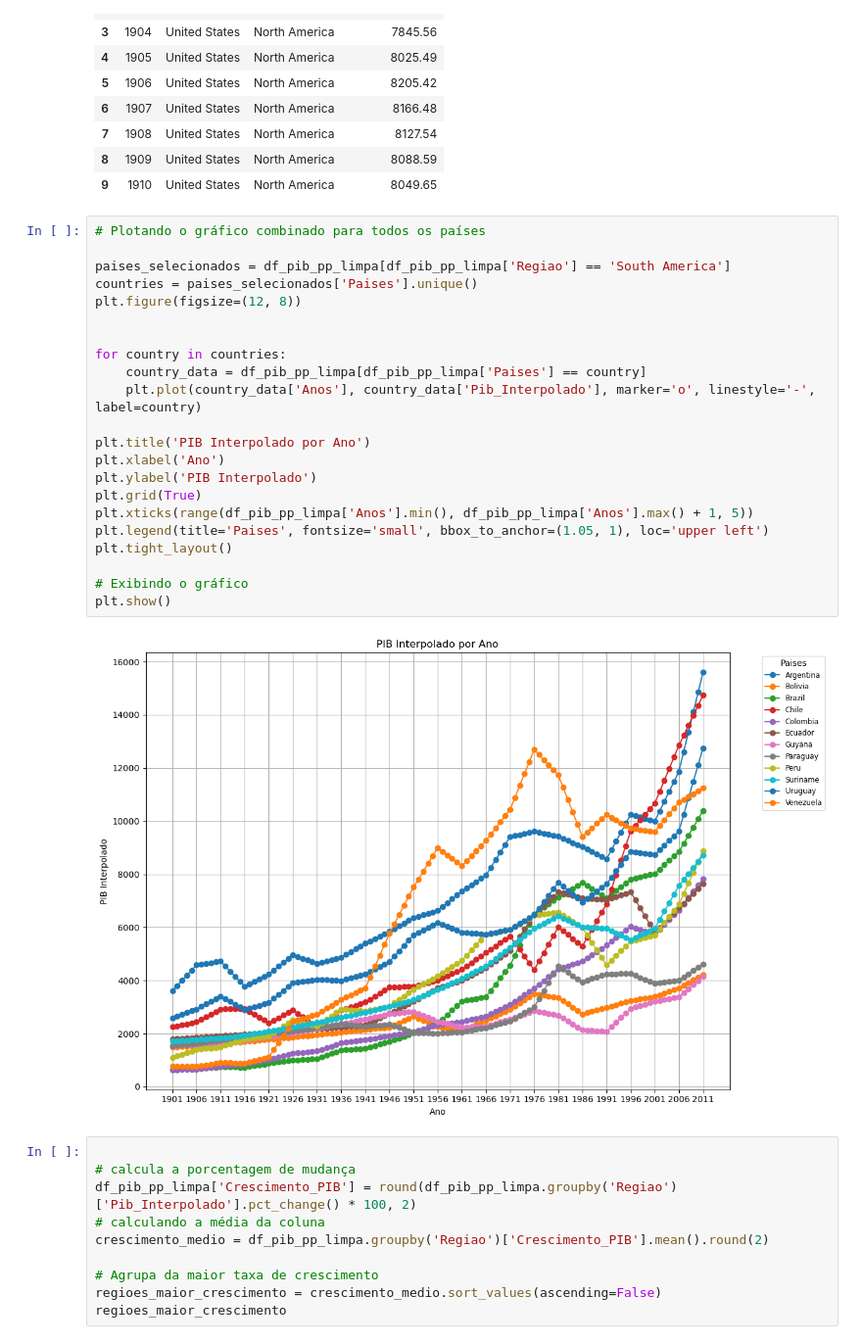
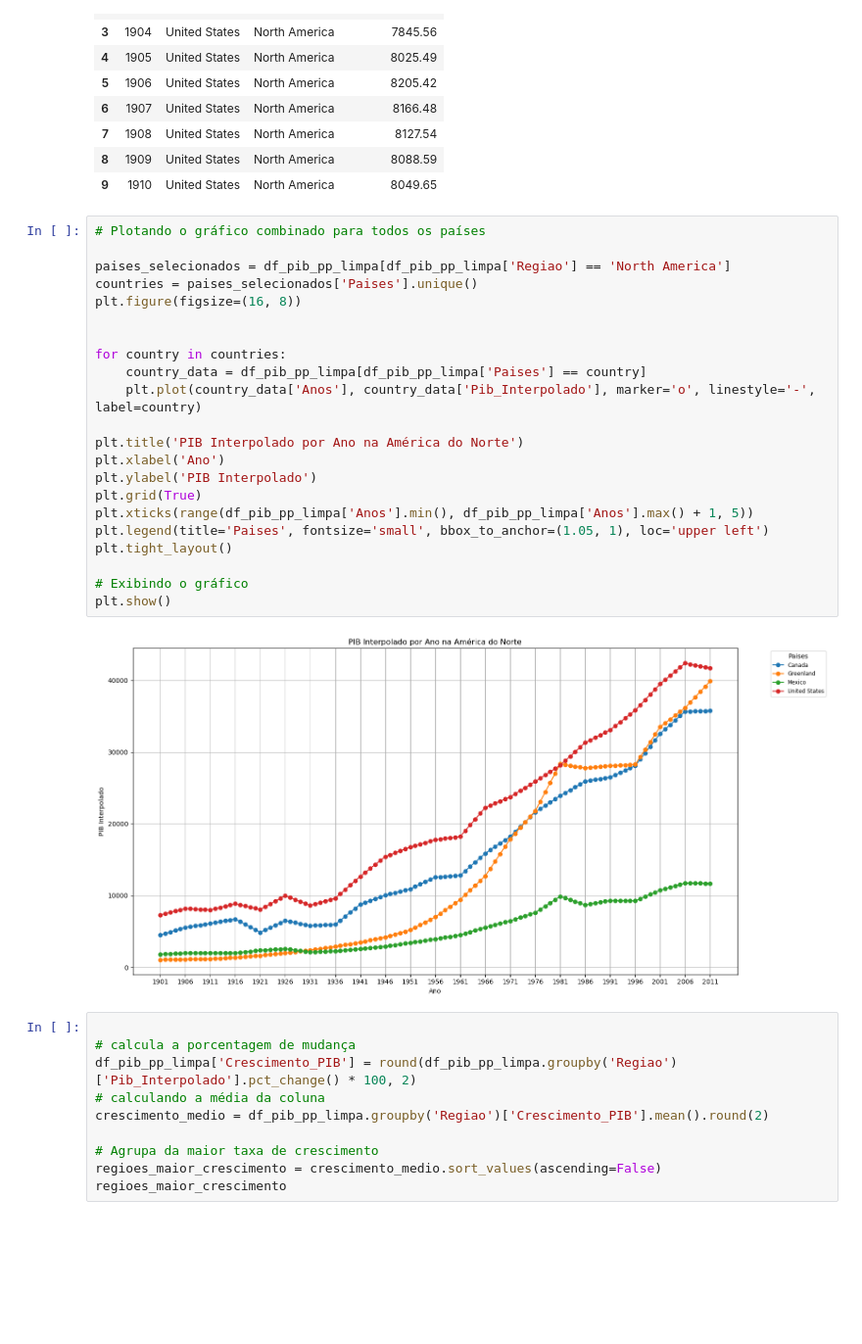
Before and after one commit to Sinvalluz/Projeto-A3-An-lise-de-dados, a Jupyter notebook: app.ipynb, the cells around one changed output. Shown at 98% size. Drawn from its saved outputs; the diff is of its cells as text; blank space fills up the shorter version.

```diff
--- a/app.ipynb
+++ b/app.ipynb
@@ -900,27 +1010,27 @@ df_pib_pp_limpa[df_pib_pp_limpa['Paises'] == 'United States'].head(10)
 # %%
 # Plotando o gráfico combinado para todos os países
 
-paises_selecionados = df_pib_pp_limpa[df_pib_pp_limpa['Regiao'] == 'South America']
+paises_selecionados = df_pib_pp_limpa[df_pib_pp_limpa['Regiao'] == 'North America']
 countries = paises_selecionados['Paises'].unique()
-plt.figure(figsize=(12, 8))
+plt.figure(figsize=(16, 8))
 
 
 for country in countries:
     country_data = df_pib_pp_limpa[df_pib_pp_limpa['Paises'] == country]
     plt.plot(country_data['Anos'], country_data['Pib_Interpolado'], marker='o', linestyle='-', label=country)
 
-plt.title('PIB Interpolado por Ano')
+plt.title('PIB Interpolado por Ano na América do Norte')
 plt.xlabel('Ano')
 plt.ylabel('PIB Interpolado')
 plt.grid(True)
 plt.xticks(range(df_pib_pp_limpa['Anos'].min(), df_pib_pp_limpa['Anos'].max() + 1, 5))
 plt.legend(title='Paises', fontsize='small', bbox_to_anchor=(1.05, 1), loc='upper left')
 plt.tight_layout()
 
 # Exibindo o gráfico
 plt.show()
 # %% [output]
-[figure, old version]
+[figure, new version]
 # %%
 
 # calcula a porcentagem de mudança
```
Also changed, not shown: parts of 30 cells of this notebook, 1 other file.
